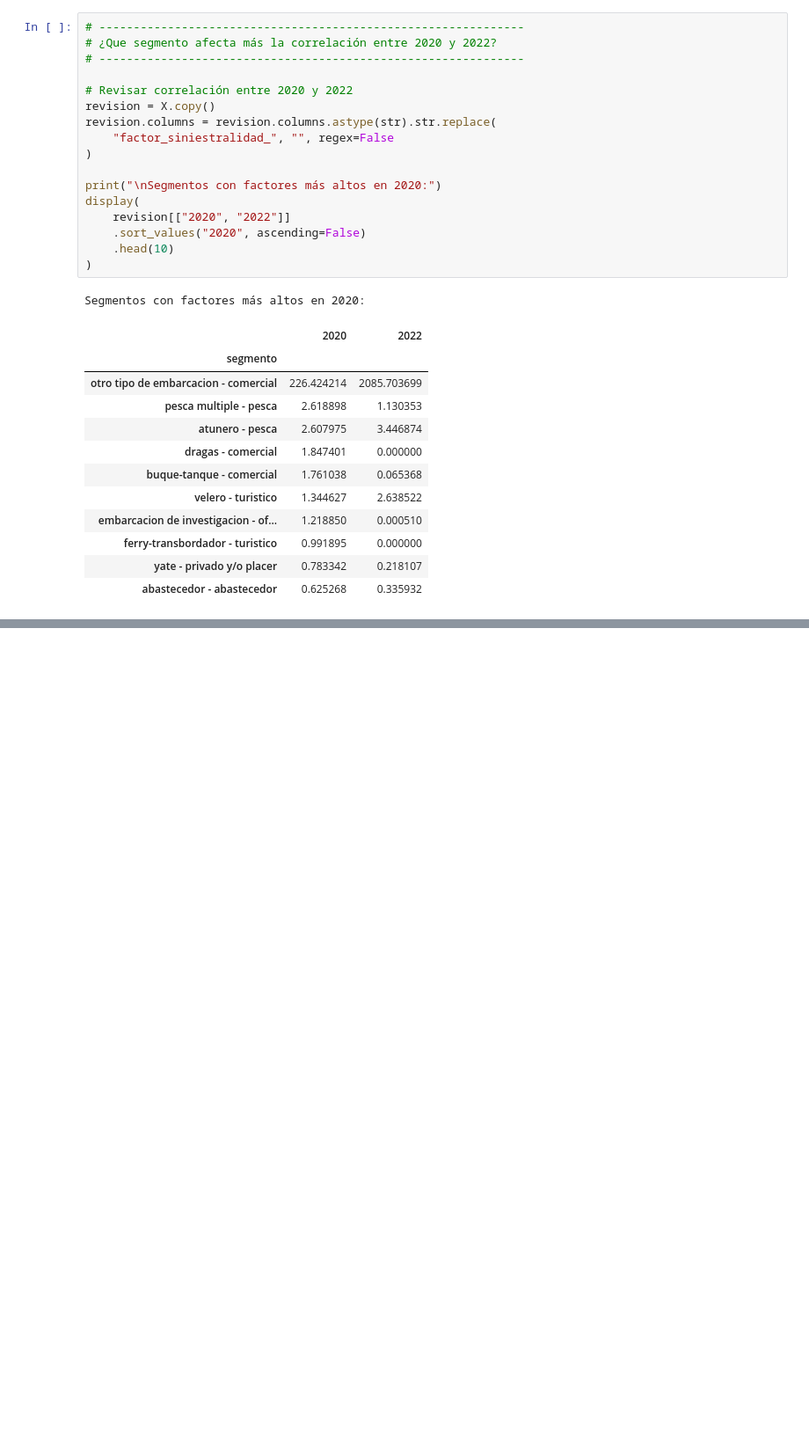
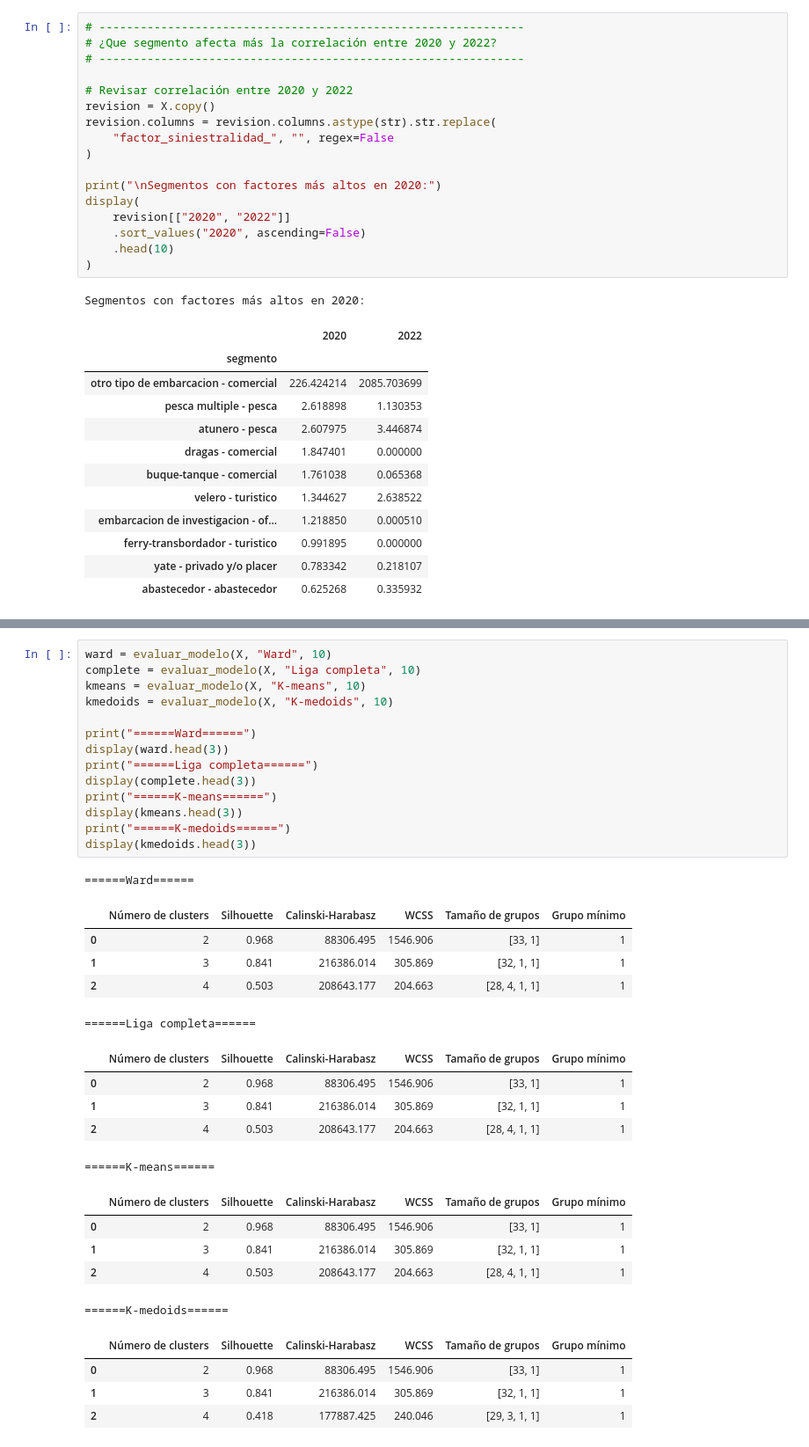
Before and after one commit to estebanto7/Repositorio_Reservas_Maritimas_Plantilla, a Jupyter notebook: notebooks/03_siniestralidad_conglomerados.ipynb, the cells around one changed output, grey strips where cells are left out. Shown at 88% size. Drawn from its saved outputs; the diff is of its cells as text; blank space fills up the shorter version.

```diff
--- a/notebooks/03_siniestralidad_conglomerados.ipynb
+++ b/notebooks/03_siniestralidad_conglomerados.ipynb
@@ -444,0 +490,35 @@ heatmap_fig_spm.show()
+# %%
+ward = evaluar_modelo(X, "Ward", 10)
+complete = evaluar_modelo(X, "Liga completa", 10)
+kmeans = evaluar_modelo(X, "K-means", 10)
+kmedoids = evaluar_modelo(X, "K-medoids", 10)
+
+print("======Ward======")
+display(ward.head(3))
+print("======Liga completa======")
+display(complete.head(3))
+print("======K-means======")
+display(kmeans.head(3))
+print("======K-medoids======")
+display(kmedoids.head(3))
+# %% [output]
+======Ward======
+|  | Número de clusters | Silhouette | Calinski-Harabasz | WCSS | Tamaño de grupos | Grupo mínimo |
+| 0 | 2 | 0.968 | 88306.495 | 1546.906 | [33, 1] | 1 |
+| 1 | 3 | 0.841 | 216386.014 | 305.869 | [32, 1, 1] | 1 |
+| 2 | 4 | 0.503 | 208643.177 | 204.663 | [28, 4, 1, 1] | 1 |
+======Liga completa======
+|  | Número de clusters | Silhouette | Calinski-Harabasz | WCSS | Tamaño de grupos | Grupo mínimo |
+| 0 | 2 | 0.968 | 88306.495 | 1546.906 | [33, 1] | 1 |
+| 1 | 3 | 0.841 | 216386.014 | 305.869 | [32, 1, 1] | 1 |
+| 2 | 4 | 0.503 | 208643.177 | 204.663 | [28, 4, 1, 1] | 1 |
+======K-means======
+|  | Número de clusters | Silhouette | Calinski-Harabasz | WCSS | Tamaño de grupos | Grupo mínimo |
+| 0 | 2 | 0.968 | 88306.495 | 1546.906 | [33, 1] | 1 |
+| 1 | 3 | 0.841 | 216386.014 | 305.869 | [32, 1, 1] | 1 |
+| 2 | 4 | 0.503 | 208643.177 | 204.663 | [28, 4, 1, 1] | 1 |
+======K-medoids======
+|  | Número de clusters | Silhouette | Calinski-Harabasz | WCSS | Tamaño de grupos | Grupo mínimo |
+| 0 | 2 | 0.968 | 88306.495 | 1546.906 | [33, 1] | 1 |
+| 1 | 3 | 0.841 | 216386.014 | 305.869 | [32, 1, 1] | 1 |
+| 2 | 4 | 0.418 | 177887.425 | 240.046 | [29, 3, 1, 1] | 1 |
```
Also changed, not shown: parts of 48 cells of this notebook, 2 other files.
